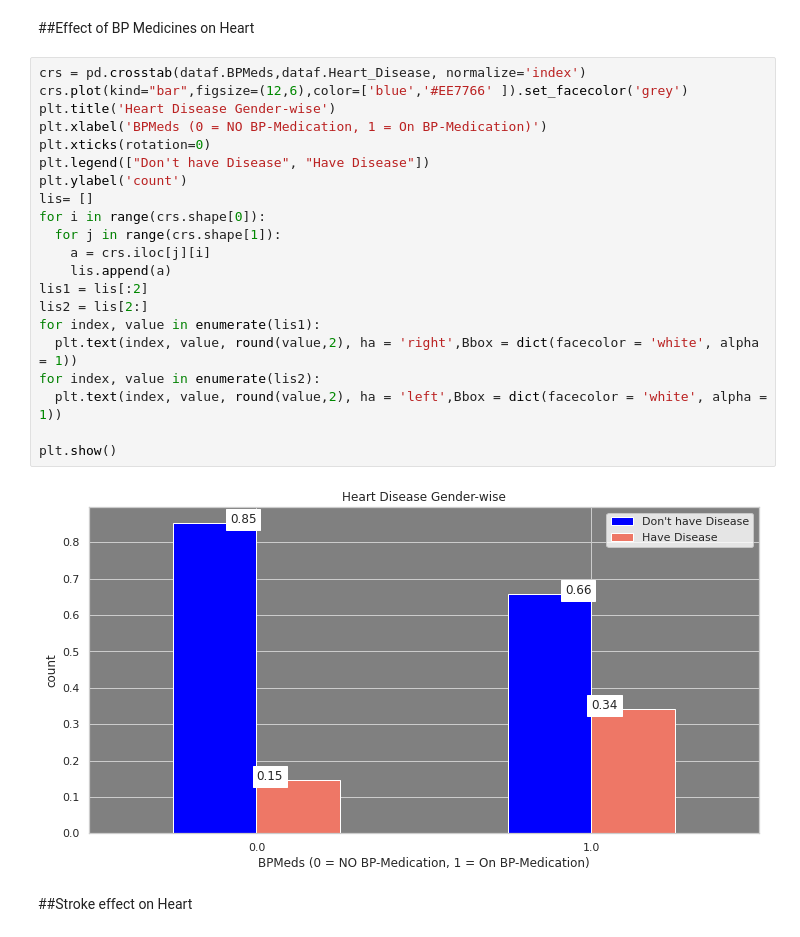
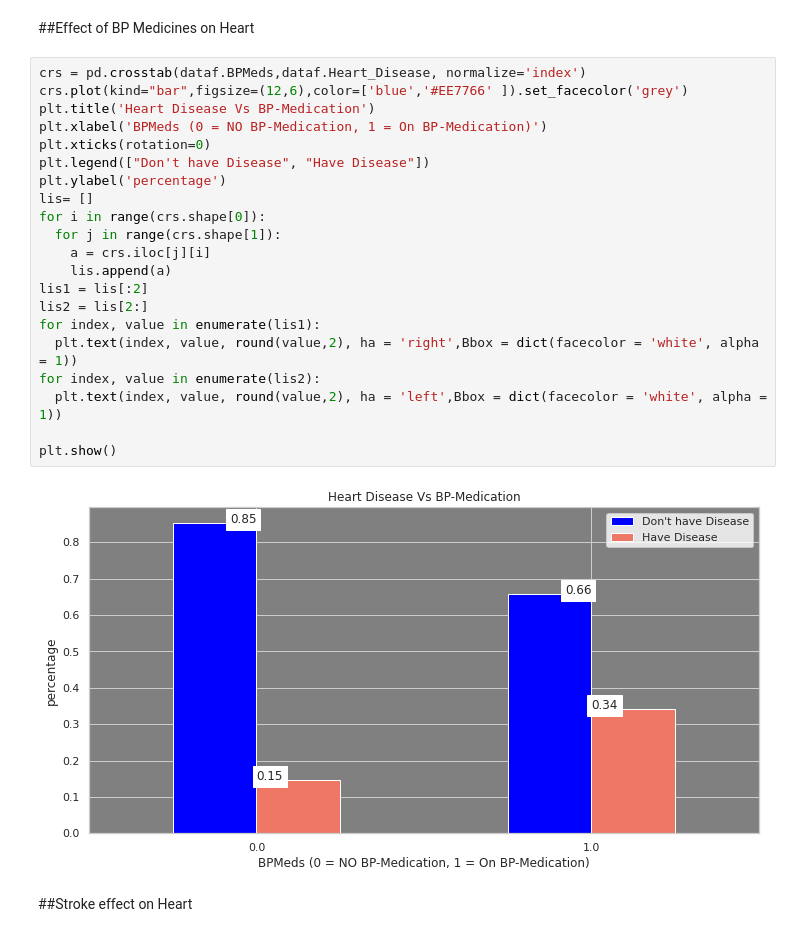
Before and after one commit to guptaprateek98/Capstone_CV_Risk_Prediction, a Jupyter notebook: Capstone_CV_Risk_Prediction.ipynb, the cells around one changed output. Saved outputs shown, nothing was run; the diff lists cells and outputs as text.

```diff
--- a/Capstone_CV_Risk_Prediction.ipynb
+++ b/Capstone_CV_Risk_Prediction.ipynb
@@ -364,26 +356,26 @@ plt.show()
 # %%
 crs = pd.crosstab(dataf.BPMeds,dataf.Heart_Disease, normalize='index')
 crs.plot(kind="bar",figsize=(12,6),color=['blue','#EE7766' ]).set_facecolor('grey')
-plt.title('Heart Disease Gender-wise')
+plt.title('Heart Disease Vs BP-Medication')
 plt.xlabel('BPMeds (0 = NO BP-Medication, 1 = On BP-Medication)')
 plt.xticks(rotation=0)
 plt.legend(["Don't have Disease", "Have Disease"])
-plt.ylabel('count')
+plt.ylabel('percentage')
 lis= []
 for i in range(crs.shape[0]):
   for j in range(crs.shape[1]):
     a = crs.iloc[j][i]
     lis.append(a)
 lis1 = lis[:2]
 lis2 = lis[2:]
 for index, value in enumerate(lis1):
   plt.text(index, value, round(value,2), ha = 'right',Bbox = dict(facecolor = 'white', alpha = 1))
 for index, value in enumerate(lis2):
   plt.text(index, value, round(value,2), ha = 'left',Bbox = dict(facecolor = 'white', alpha = 1))
 
 plt.show()
 # %% [output]
-[figure, old version]
+[figure, new version]
 # %% [markdown]
 ##Stroke effect on Heart
 # %%
```
Also changed, not shown: parts of 11 cells of this notebook.
